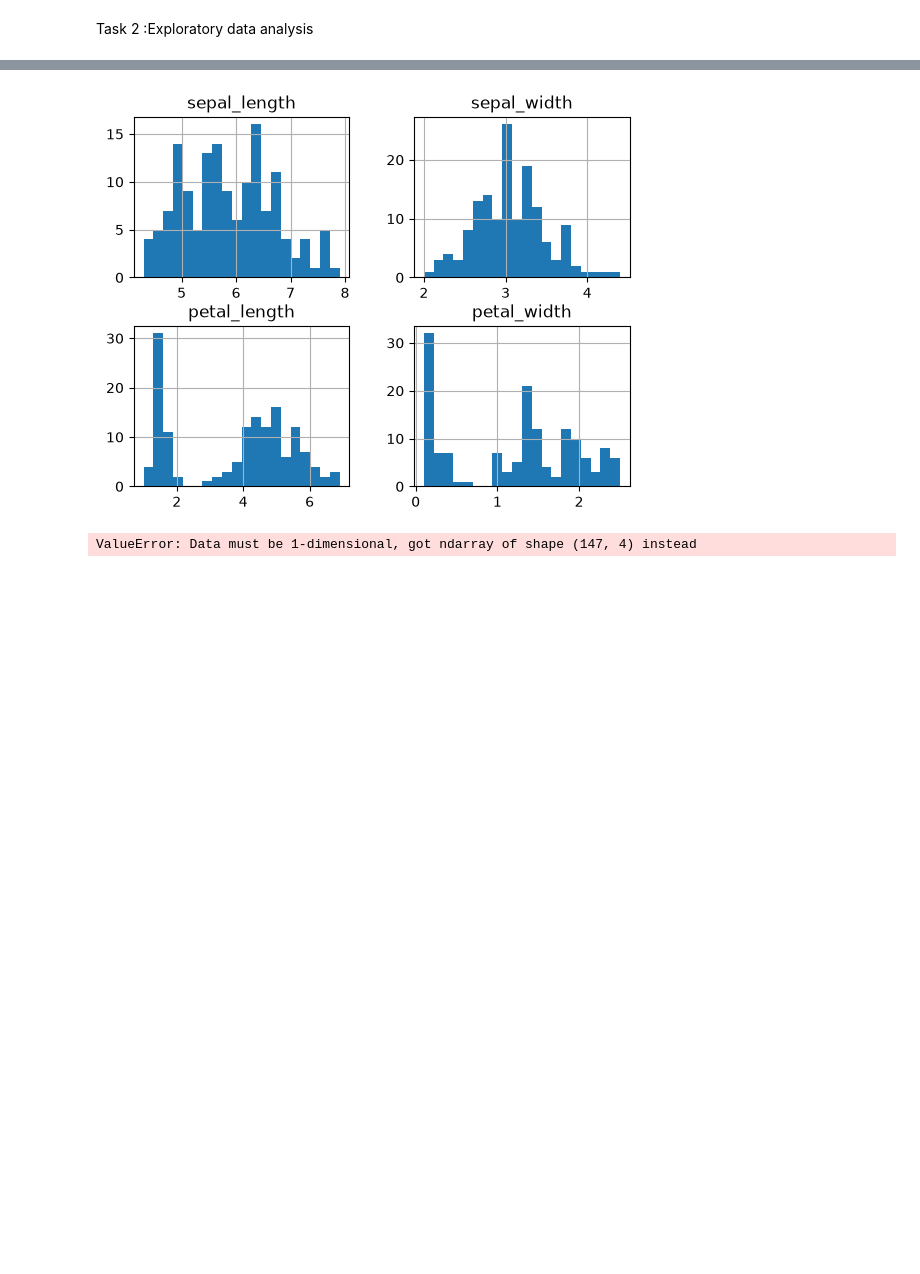
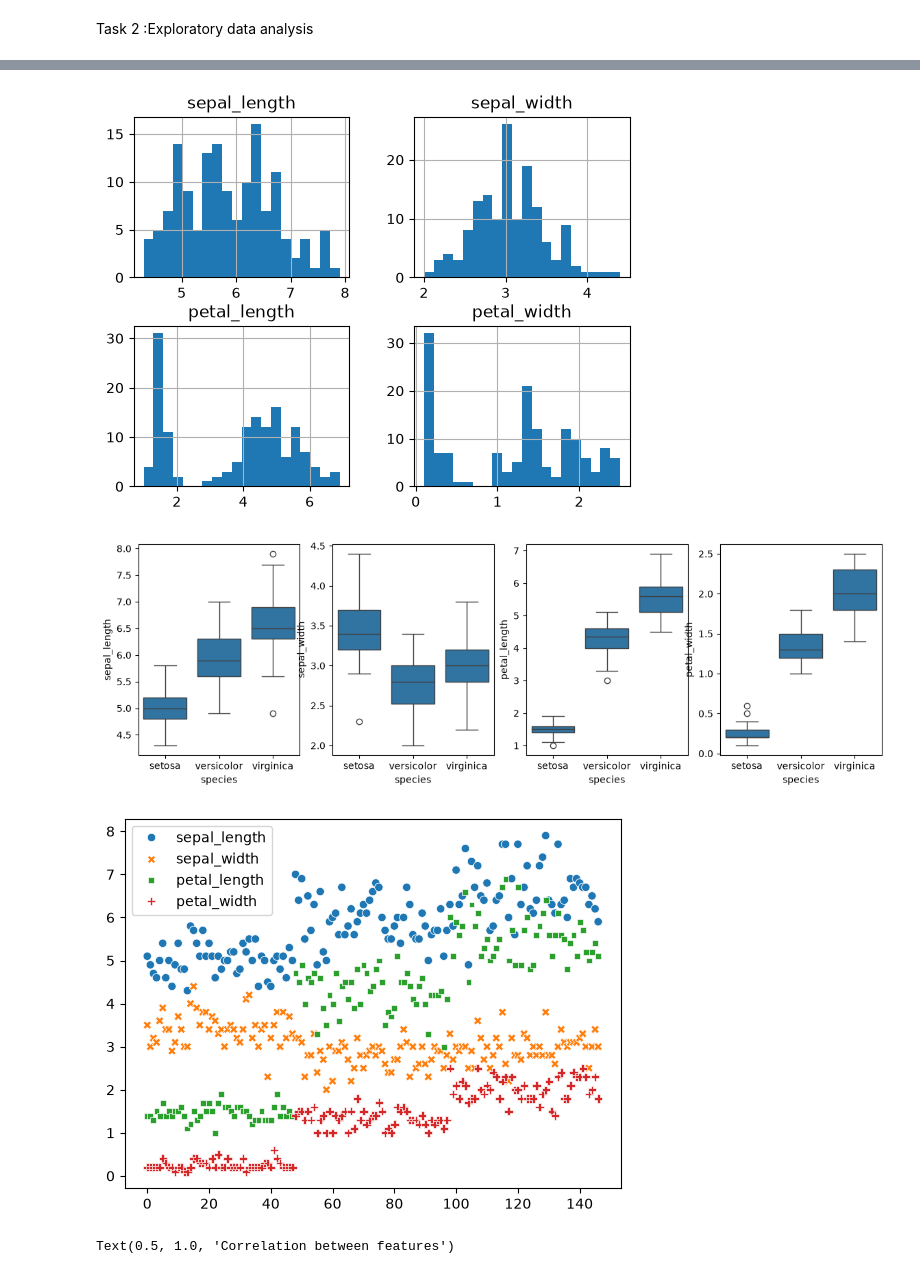
Before and after one commit to sabrinelhmr-crypto/codveda-data-analysis-internship, a Jupyter notebook: 2nd_task.ipynb, the cells around one changed output, grey strips where cells are left out. Drawn from its saved outputs; the diff is of its cells as text; code cells hidden in the pictures; blank space fills up the shorter version.

Commit message:
task 3 : basic data visualisation

```diff
--- a/2nd_task.ipynb
+++ b/2nd_task.ipynb
@@ -19,36 +19,47 @@ stats = pd.DataFrame({
 })
 print(stats)
 
-
+#histogram
 numerics.hist(bins=20)
 plt.show()
 
-fig, axes = plt.subplots(1, len(numerics.columns), figsize=(14, 4))
-
+#boxplot
+figure, axes = plt.subplots(1, len(numerics.columns), figsize=(14, 4))
 for ax, col in zip(axes, numerics.columns):
     sns.boxplot(data=df, x="species", y=col, ax=ax)
-    ax.set_title(col)
 
-plt.tight_layout()
 plt.show()
+
+
+#scatter plot
+sns.scatterplot(df)
+plt.show()
+
+
+
+#correlation between numerical features
+sns.heatmap(numerics.corr())
+plt.title("Correlation between features")
 # %% [output]
 |  | sepal_length | sepal_width | petal_length | petal_width | species |
 | 0 | 5.1 | 3.5 | 1.4 | 0.2 | setosa |
 | 1 | 4.9 | 3.0 | 1.4 | 0.2 | setosa |
 | 2 | 4.7 | 3.2 | 1.3 | 0.2 | setosa |
 | 3 | 4.6 | 3.1 | 1.5 | 0.2 | setosa |
 | 4 | 5.0 | 3.6 | 1.4 | 0.2 | setosa |
 | ... | ... | ... | ... | ... | ... |
 | 142 | 6.7 | 3.0 | 5.2 | 2.3 | virginica |
 | 143 | 6.3 | 2.5 | 5.0 | 1.9 | virginica |
 | 144 | 6.5 | 3.0 | 5.2 | 2.0 | virginica |
 | 145 | 6.2 | 3.4 | 5.4 | 2.3 | virginica |
 | 146 | 5.9 | 3.0 | 5.1 | 1.8 | virginica |
 147 rows × 5 columns
                   mean  median  mode       std
 sepal_length  5.856463     5.8   5.0  0.829100
 sepal_width   3.055782     3.0   3.0  0.437009
 petal_length  3.780272     4.4   1.4  1.759111
 petal_width   1.208844     1.3   0.2  0.757874
 [figure]
+[figure, added]
+[figure, added]
-ValueError: Data must be 1-dimensional, got ndarray of shape (147, 4) instead
+Text(0.5, 1.0, 'Correlation between features')
```
Also changed, not shown: parts of 2 cells of this notebook, 4 other files.
